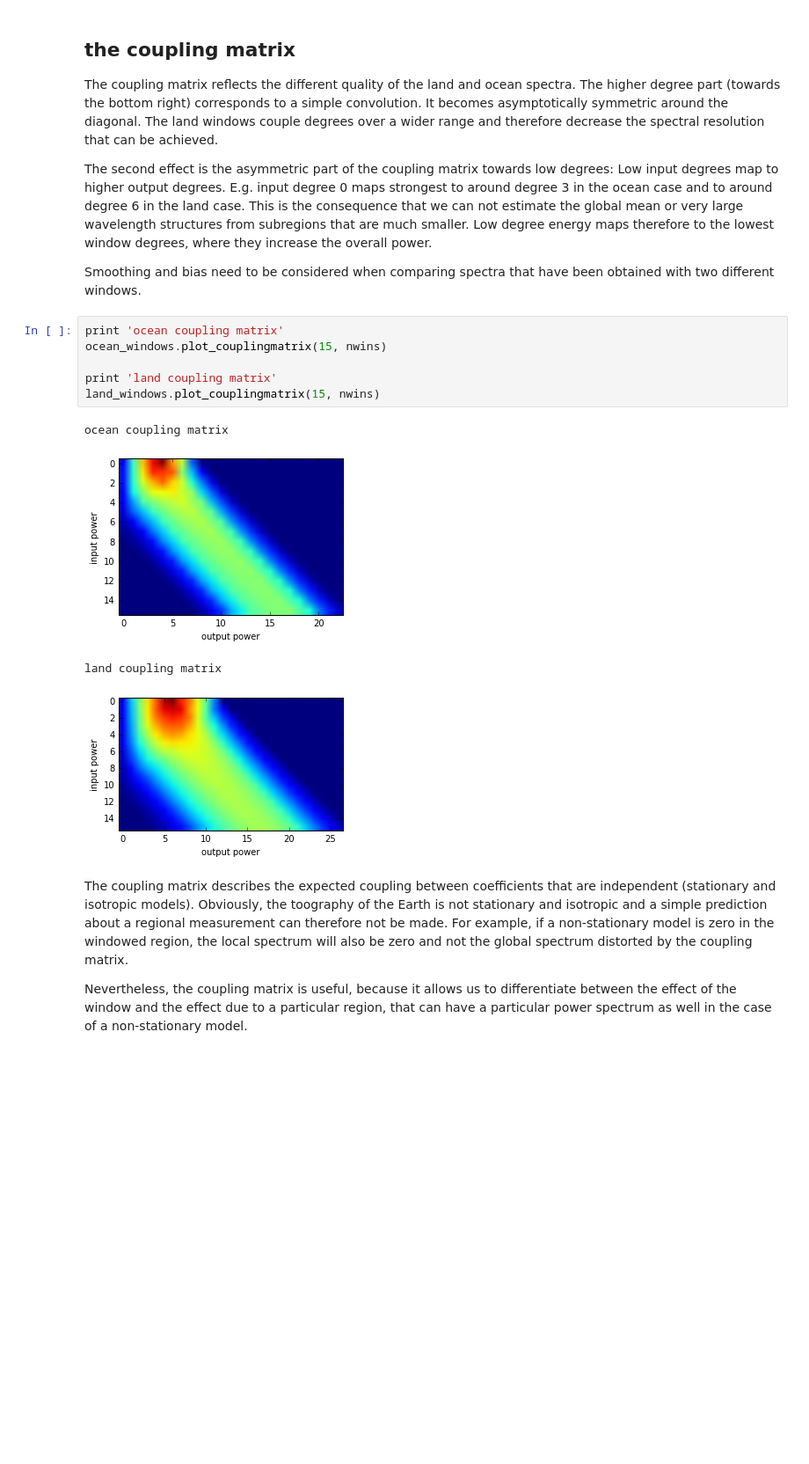
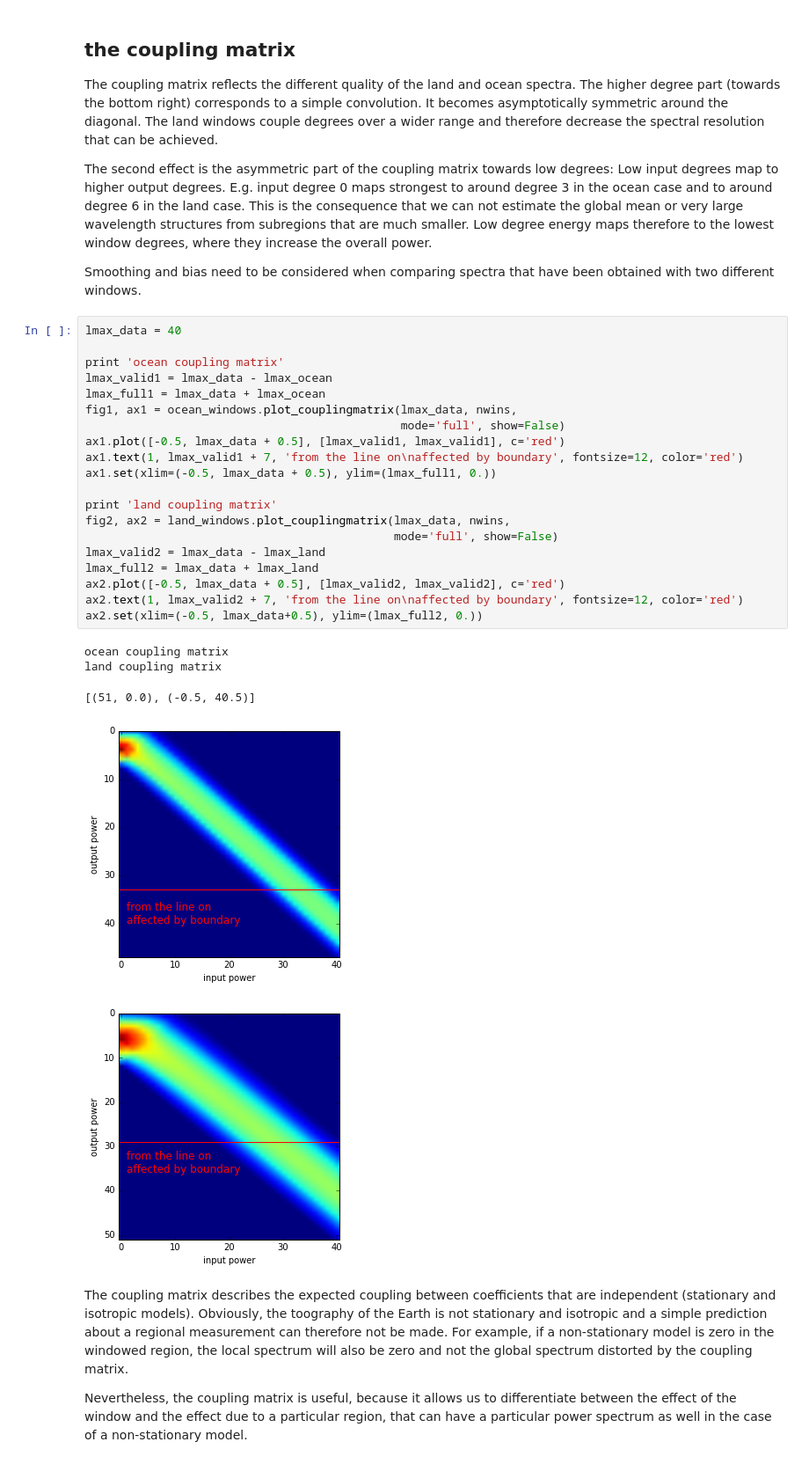
Before and after one commit to SHTOOLS/SHTOOLS, a Jupyter notebook: examples/notebooks/tutorial_5.ipynb, the cells around one changed output. Shown at 88% size. Drawn from its saved outputs; the diff is of its cells as text; blank space fills up the shorter version.

```diff
--- a/examples/notebooks/tutorial_5.ipynb
+++ b/examples/notebooks/tutorial_5.ipynb
@@ -78,17 +84,32 @@ The coupling matrix reflects the different quality of the land and ocean spectra
 The second effect is the asymmetric part of the coupling matrix towards low degrees: Low input degrees map to higher output degrees. E.g. input degree 0 maps strongest to around degree 3 in the ocean case and to around degree 6 in the land case. This is the consequence that we can not estimate the global mean or very large wavelength structures from subregions that are much smaller. Low degree energy maps therefore to the lowest window degrees, where they increase the overall power.
 
 Smoothing and bias need to be considered when comparing spectra that have been obtained with two different windows.
-# %%
-print 'ocean coupling matrix'
-ocean_windows.plot_couplingmatrix(15, nwins)
-
-print 'land coupling matrix'
-land_windows.plot_couplingmatrix(15, nwins)
-# %% [output]
-ocean coupling matrix
-[figure, removed]
-land coupling matrix
-[figure, removed]
+# %%
+lmax_data = 40
+
+print 'ocean coupling matrix'
+lmax_valid1 = lmax_data - lmax_ocean
+lmax_full1 = lmax_data + lmax_ocean
+fig1, ax1 = ocean_windows.plot_couplingmatrix(lmax_data, nwins,
+                                              mode='full', show=False)
+ax1.plot([-0.5, lmax_data + 0.5], [lmax_valid1, lmax_valid1], c='red')
+ax1.text(1, lmax_valid1 + 7, 'from the line on\naffected by boundary', fontsize=12, color='red')
+ax1.set(xlim=(-0.5, lmax_data + 0.5), ylim=(lmax_full1, 0.))
+
+print 'land coupling matrix'
+fig2, ax2 = land_windows.plot_couplingmatrix(lmax_data, nwins,
+                                             mode='full', show=False)
+lmax_valid2 = lmax_data - lmax_land
+lmax_full2 = lmax_data + lmax_land
+ax2.plot([-0.5, lmax_data + 0.5], [lmax_valid2, lmax_valid2], c='red')
+ax2.text(1, lmax_valid2 + 7, 'from the line on\naffected by boundary', fontsize=12, color='red')
+ax2.set(xlim=(-0.5, lmax_data+0.5), ylim=(lmax_full2, 0.))
+# %% [output]
+ocean coupling matrix
+land coupling matrix
+[(51, 0.0), (-0.5, 40.5)]
+[figure, added]
+[figure, added]
 # %% [markdown]
 The coupling matrix describes the expected coupling between coefficients that are independent (stationary and isotropic models). Obviously, the toography of the Earth is not stationary and isotropic and a simple prediction about a regional measurement can therefore not be made. For example, if a non-stationary model is zero in the windowed region, the local spectrum will also be zero and not the global spectrum distorted by the coupling matrix.
 
```
Also changed, not shown: parts of 8 cells of this notebook, 6 other files.
